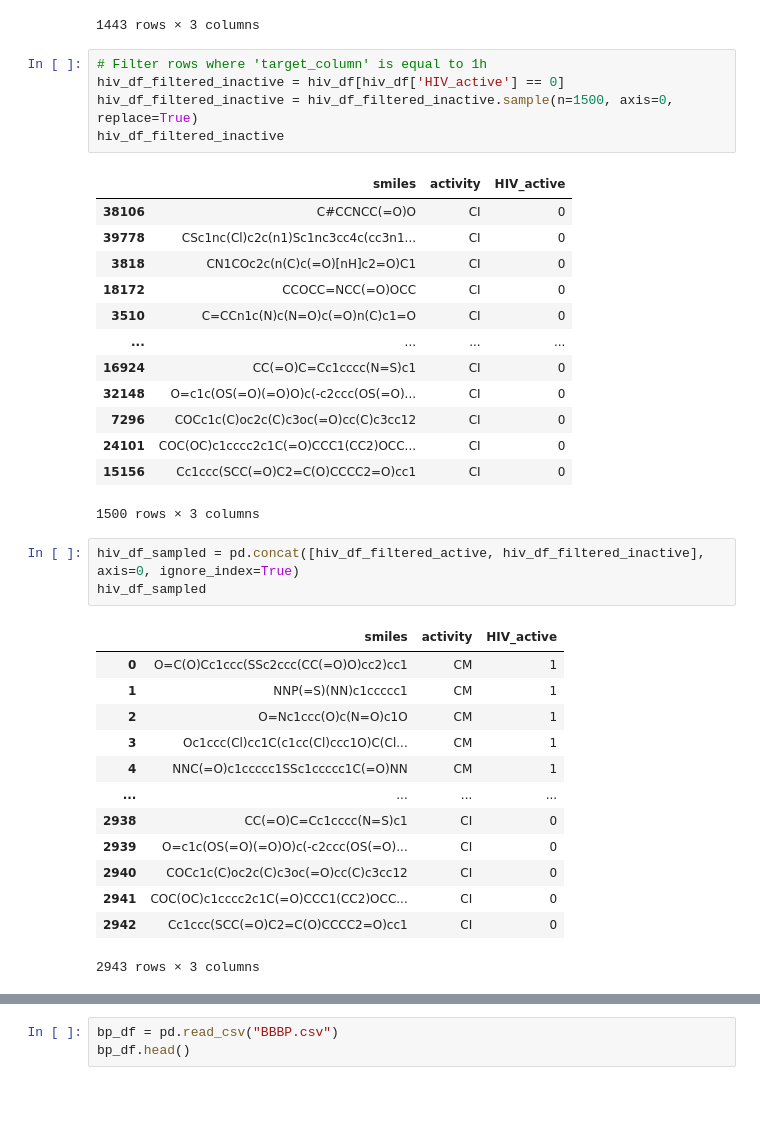
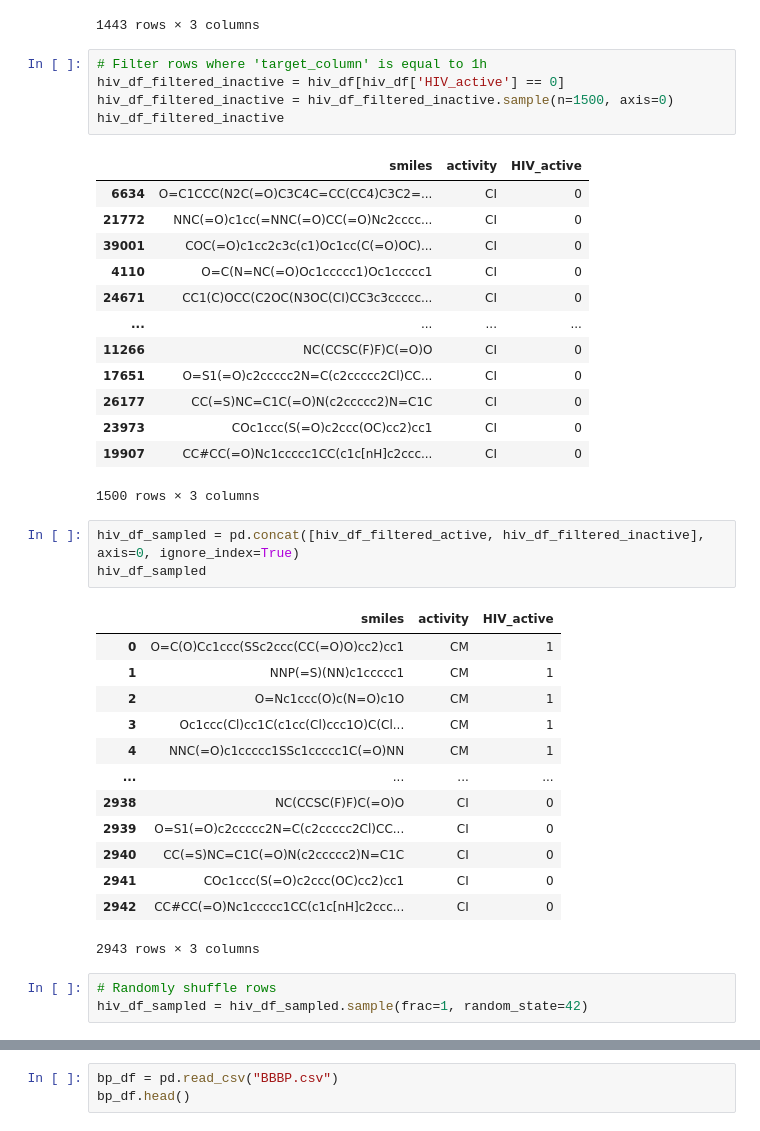
Before and after one commit to deepsatflow/MoLD, a Jupyter notebook: Copy_of_chemprop_colab_demo.ipynb, the cells around one changed output, grey strips where cells are left out. Saved outputs shown, nothing was run; the diff lists cells and outputs as text; blank space fills up the shorter version.

```diff
--- a/Copy_of_chemprop_colab_demo.ipynb
+++ b/Copy_of_chemprop_colab_demo.ipynb
@@ -99,21 +99,21 @@ hiv_df_filtered_active
 # %%
 # Filter rows where 'target_column' is equal to 1h
 hiv_df_filtered_inactive = hiv_df[hiv_df['HIV_active'] == 0]
-hiv_df_filtered_inactive = hiv_df_filtered_inactive.sample(n=1500, axis=0, replace=True)
+hiv_df_filtered_inactive = hiv_df_filtered_inactive.sample(n=1500, axis=0)
 hiv_df_filtered_inactive
 # %% [output]
 |  | smiles | activity | HIV_active |
-| 38106 | C#CCNCC(=O)O | CI | 0 |
-| 39778 | CSc1nc(Cl)c2c(n1)Sc1nc3cc4c(cc3n1... | CI | 0 |
-| 3818 | CN1COc2c(n(C)c(=O)[nH]c2=O)C1 | CI | 0 |
-| 18172 | CCOCC=NCC(=O)OCC | CI | 0 |
-| 3510 | C=CCn1c(N)c(N=O)c(=O)n(C)c1=O | CI | 0 |
+| 6634 | O=C1CCC(N2C(=O)C3C4C=CC(CC4)C3C2=... | CI | 0 |
+| 21772 | NNC(=O)c1cc(=NNC(=O)CC(=O)Nc2cccc... | CI | 0 |
+| 39001 | COC(=O)c1cc2c3c(c1)Oc1cc(C(=O)OC)... | CI | 0 |
+| 4110 | O=C(N=NC(=O)Oc1ccccc1)Oc1ccccc1 | CI | 0 |
+| 24671 | CC1(C)OCC(C2OC(N3OC(CI)CC3c3ccccc... | CI | 0 |
 | ... | ... | ... | ... |
-| 16924 | CC(=O)C=Cc1cccc(N=S)c1 | CI | 0 |
-| 32148 | O=c1c(OS(=O)(=O)O)c(-c2ccc(OS(=O)... | CI | 0 |
-| 7296 | COCc1c(C)oc2c(C)c3oc(=O)cc(C)c3cc12 | CI | 0 |
-| 24101 | COC(OC)c1cccc2c1C(=O)CCC1(CC2)OCC... | CI | 0 |
-| 15156 | Cc1ccc(SCC(=O)C2=C(O)CCCC2=O)cc1 | CI | 0 |
+| 11266 | NC(CCSC(F)F)C(=O)O | CI | 0 |
+| 17651 | O=S1(=O)c2ccccc2N=C(c2ccccc2Cl)CC... | CI | 0 |
+| 26177 | CC(=S)NC=C1C(=O)N(c2ccccc2)N=C1C | CI | 0 |
+| 23973 | COc1ccc(S(=O)c2ccc(OC)cc2)cc1 | CI | 0 |
+| 19907 | CC#CC(=O)Nc1ccccc1CC(c1c[nH]c2ccc... | CI | 0 |
 1500 rows × 3 columns
 # %%
 hiv_df_sampled = pd.concat([hiv_df_filtered_active, hiv_df_filtered_inactive], axis=0, ignore_index=True)
@@ -126,9 +126,12 @@ hiv_df_sampled
 | 3 | Oc1ccc(Cl)cc1C(c1cc(Cl)ccc1O)C(Cl... | CM | 1 |
 | 4 | NNC(=O)c1ccccc1SSc1ccccc1C(=O)NN | CM | 1 |
 | ... | ... | ... | ... |
-| 2938 | CC(=O)C=Cc1cccc(N=S)c1 | CI | 0 |
-| 2939 | O=c1c(OS(=O)(=O)O)c(-c2ccc(OS(=O)... | CI | 0 |
-| 2940 | COCc1c(C)oc2c(C)c3oc(=O)cc(C)c3cc12 | CI | 0 |
-| 2941 | COC(OC)c1cccc2c1C(=O)CCC1(CC2)OCC... | CI | 0 |
-| 2942 | Cc1ccc(SCC(=O)C2=C(O)CCCC2=O)cc1 | CI | 0 |
+| 2938 | NC(CCSC(F)F)C(=O)O | CI | 0 |
+| 2939 | O=S1(=O)c2ccccc2N=C(c2ccccc2Cl)CC... | CI | 0 |
+| 2940 | CC(=S)NC=C1C(=O)N(c2ccccc2)N=C1C | CI | 0 |
+| 2941 | COc1ccc(S(=O)c2ccc(OC)cc2)cc1 | CI | 0 |
+| 2942 | CC#CC(=O)Nc1ccccc1CC(c1c[nH]c2ccc... | CI | 0 |
 2943 rows × 3 columns
+# %%
+# Randomly shuffle rows
+hiv_df_sampled = hiv_df_sampled.sample(frac=1, random_state=42)
```
Also changed, not shown: parts of 32 cells of this notebook.
